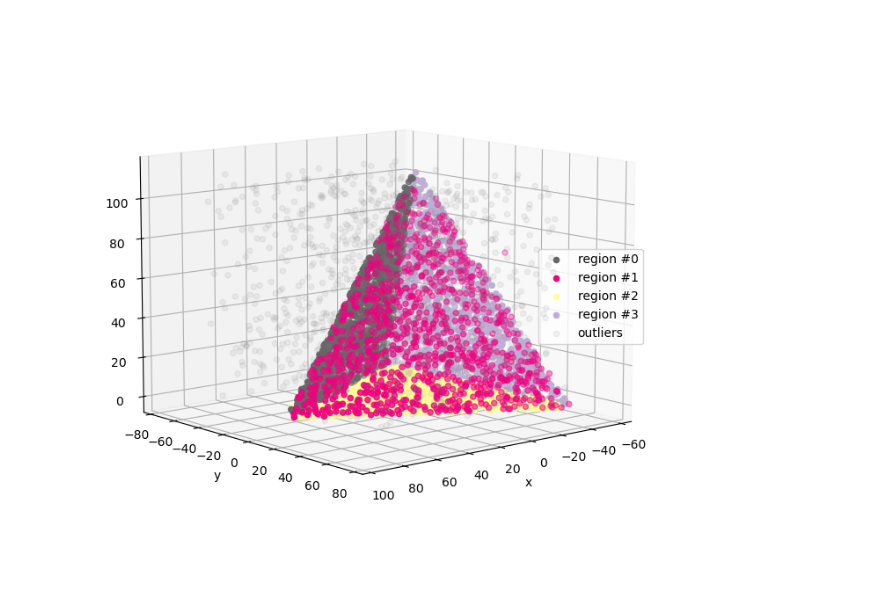
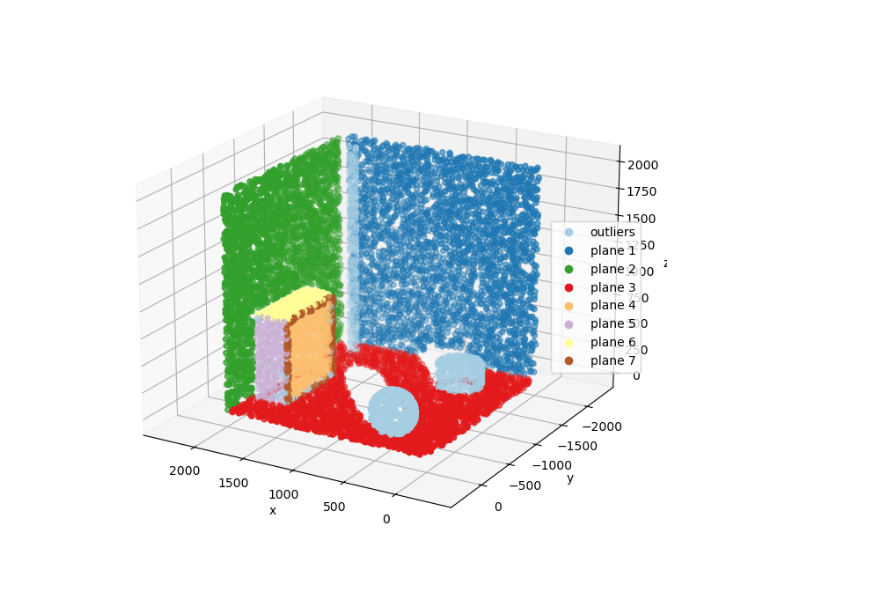
Before and after one commit to jlgregorio/tutorials-pointcloud-python, a Jupyter notebook: 4.segmentation.ipynb, the cells around one changed output. Cells and saved outputs as stored; diff of their text form; code cells hidden in the pictures.

```diff
--- a/4.segmentation.ipynb
+++ b/4.segmentation.ipynb
@@ -14,15 +22,16 @@ For the sake of illustration, let's consider a pointcloud sampling a regular tet
 # %%
-data = np.loadtxt("./data/tetrahedron.xyz")
-points, normals = data[:, :3], data[:, 3:]
+data = np.loadtxt("./data/indoor_scene.xyz")
+#points, normals = data[:, :3], data[:, 3:]
+points, colors = data[:, :3], data[:, 3:]
 
 fig = plt.figure(figsize=(8, 8))
 ax = fig.add_subplot(projection="3d")
 ax.scatter(points[:, 0], points[:, 1], points[:, 2],
-          color="blue", alpha=0.1)
+          c=colors, alpha=0.5)
 ax.set_xlabel('x')
 ax.set_ylabel('y')
 ax.set_zlabel('z')
-ax.view_init(10, 50)
+ax.view_init(20, 120)
 plt.axis("equal")
 plt.show()
 # %% [output]
@@ -43,0 +57,5 @@ In the example below, normals are used to assess similarity (if the angular diff
+# %%
+kdtree = KDTree(points)
+def neighbor_finding_function(x): return kdtree.query(x, k=20)[1]
+# knn is used here
+# for spherical neighborhood: return kdtree.query_ball_point(x, r=10.)
@@ -110,0 +113,5 @@ The algorithm is usually repeated until every point of the pointcloud has been a
+# %%
+# Angle threshold (in degrees)
+angle_threshold = 15.
+# Residual threshold (as a percentile of the plane residuals)
+residual_threshold = np.percentile(residuals, 95)
@@ -211,35 +231,59 @@ As before, the algorithm is usually repeated until every point of the pointcloud
 # %%
-# Try
-max_number_of_runs = 10
-min_points_per_region = 100
+def RANSAC(points, model, n_draws, threshold):
+
+    best_score = 0
+    best_model = None
+    best_inliers = None
+
+    for _ in range(n_draws):
+        # Random sampling
+        sampled_inds = np.random.choice(len(points), size=model.min_sample_size, replace=False)
+        sampled_points = points[sampled_inds]
+        # Candidate plane
+        candidate = model()
+        candidate.estimate_parameters(sampled_points)
+        # Inliers
+        dists = candidate.compute_distance(points)
+        inliers = np.flatnonzero(dists < threshold)
+        # Score
+        score = len(inliers)
+        # Keep best candidate
+        if score > best_score:
+            best_score = score
+            best_model = candidate
+            best_inliers = inliers
+
+    return best_model, best_score, best_inliers
+
+
+# Run RANSAC for planar surfaces
+max_number_of_runs = 100
+min_points_per_region = 100 # disregard small regions
 
 all_regions = []
-remaining_inds = np.arange(len(points_with_outliers), dtype=int)
-
+remaining_inds = np.arange(len(points), dtype=int)
 for _ in range(max_number_of_runs):
-    _, _, _, region = RANSAC_plane(points_with_outliers[remaining_inds], 100, .1)
-
+    _, _, region = RANSAC(points[remaining_inds], PlaneModel, 100, .1)
     if len(region) > min_points_per_region:
         all_regions.append(remaining_inds[region])
         remaining_inds = np.setdiff1d(remaining_inds, remaining_inds[region])
 
-print(len(all_regions), "regions found (expected 4 regions)")
+# Attribute a label to each point (number of attributed region)
+labels = np.zeros(len(points))
+for i, r in enumerate(all_regions):
+    labels[r] = i+1
+classes = ["plane {}".format(i) for i in range(len(np.unique(labels)))]
+classes[0] = "outliers"
 
 fig = plt.figure(figsize=(8, 8))
 ax = fig.add_subplot(projection="3d")
-cmap = plt.get_cmap(name="Accent_r", lut=len(all_regions)+1)
-for i, region in enumerate(all_regions):
-    ax.scatter(points_with_outliers[region, 0], points_with_outliers[region, 1], points_with_outliers[region, 2],
-              color=cmap(i), label=f"region #{i}")
-
-ax.scatter(points_with_outliers[remaining_inds, 0], points_with_outliers[remaining_inds, 1], points_with_outliers[remaining_inds, 2],
-              color="grey", alpha=0.1, label="outliers")
-
+s = ax.scatter(points[:, 0], points[:, 1], points[:, 2],
+              c=labels, cmap="Paired")
 ax.set_xlabel('x')
 ax.set_ylabel('y')
 ax.set_zlabel('z')
-ax.legend(loc="right")
-ax.view_init(10, 50)
+ax.legend(loc="right", handles=s.legend_elements()[0], labels=classes)
+ax.view_init(20, 120)
 plt.axis("equal")
 plt.show()
 # %% [output]
@@ -247,2 +290,2 @@ plt.show()
-[figure, old version]
+[figure, new version]
 # %% [markdown]
```
Also changed, not shown: parts of 16 cells of this notebook, 3 other files.
